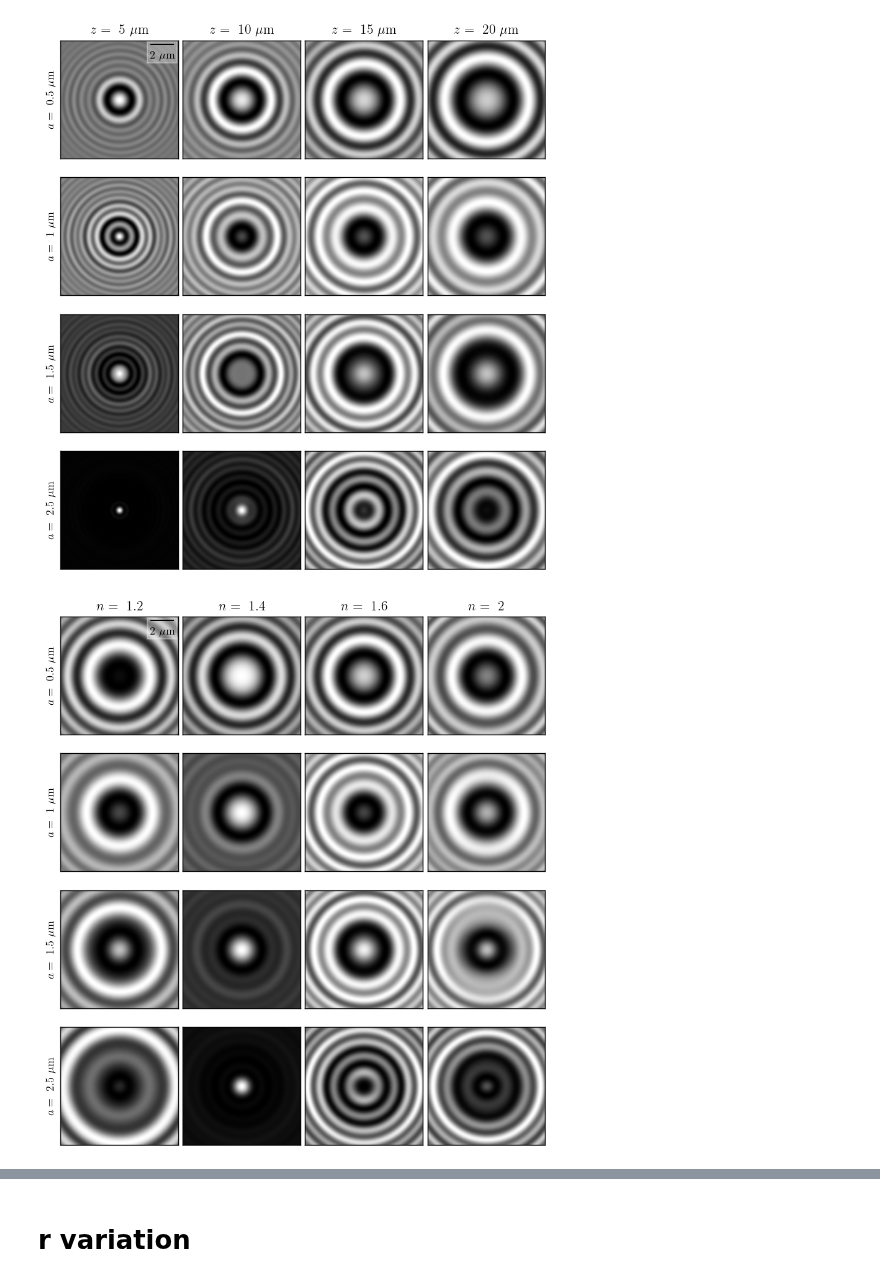
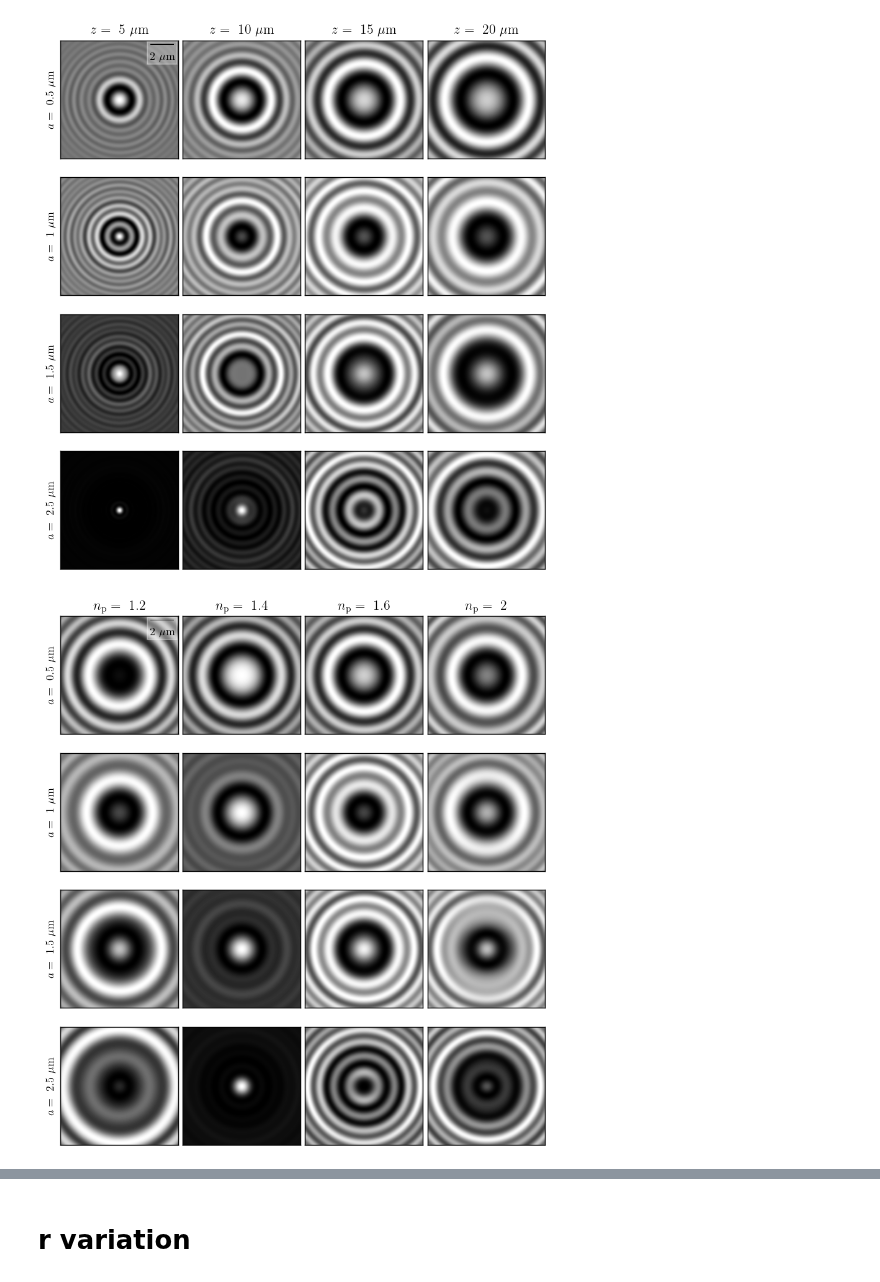
Before and after one commit to eXpensia/Confined-Brownian-Motion, a Jupyter notebook: 02_body/chapter2/images/holo_size_exemple/holosize_variation.ipynb, the cells around one changed output, grey strips where cells are left out. Saved outputs shown, nothing was run; the diff lists cells and outputs as text; code cells hidden in the pictures.

```diff
--- a/02_body/chapter2/images/holo_size_exemple/holosize_variation.ipynb
+++ b/02_body/chapter2/images/holo_size_exemple/holosize_variation.ipynb
@@ -82,33 +82,33 @@ plt.savefig("holos_fix_n.pdf")
 # %%
 radius = [0.5 , 1, 1.5, 2.5]
 ns = [1.2, 1.4, 1.6, 2]
 
 fig = plt.figure(figsize=(cm2inch(16), cm2inch(18)),constrained_layout=False)
 gs = fig.add_gridspec(len(radius),len(ns))
 
 
 for i, r in enumerate(radius):
     for j, n in enumerate(ns):
         fig.add_subplot(gs[i,j])
         plt.imshow(holo(15, r, n), cmap = "gray")
 
         plt.xticks([])
         plt.yticks([])
 
         if (i == 0) and (j == 0):
             ax = plt.gca()
             scalebar = ScaleBar(0.05, "um", length_fraction=0.45, box_alpha=0.3)
             ax.add_artist(scalebar)
         if j == 0:
             plt.ylabel("$a =~${} ".format(r) + "$\mathrm{\mu m}$")
         if i == 0:
-            plt.title("$n =~${} ".format(n))
+            plt.title("$n_\mathrm{p} =~$"+"{} ".format(n))
 
 plt.tight_layout(pad=0.4, w_pad=0.4, h_pad=0.4)
 
 plt.savefig("holos_fix_z.pdf")
 # %% [output]
-[figure, old version]
+[figure, new version]
 # %%
 radius = [0.5 , 1, 1.5, 2.5]
 ns = [1.2, 1.4, 1.6, 2]
```
Also changed, not shown: parts of 4 cells of this notebook, 7 other files.
